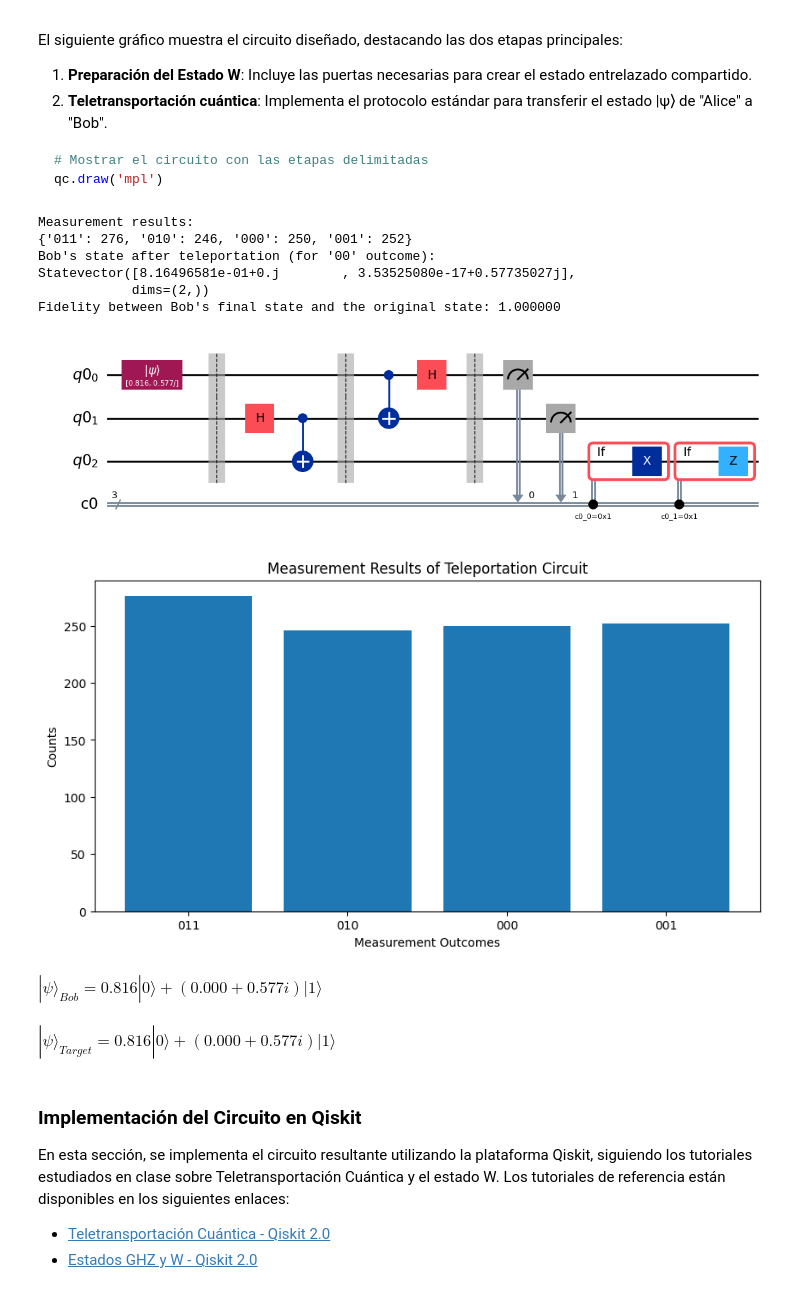
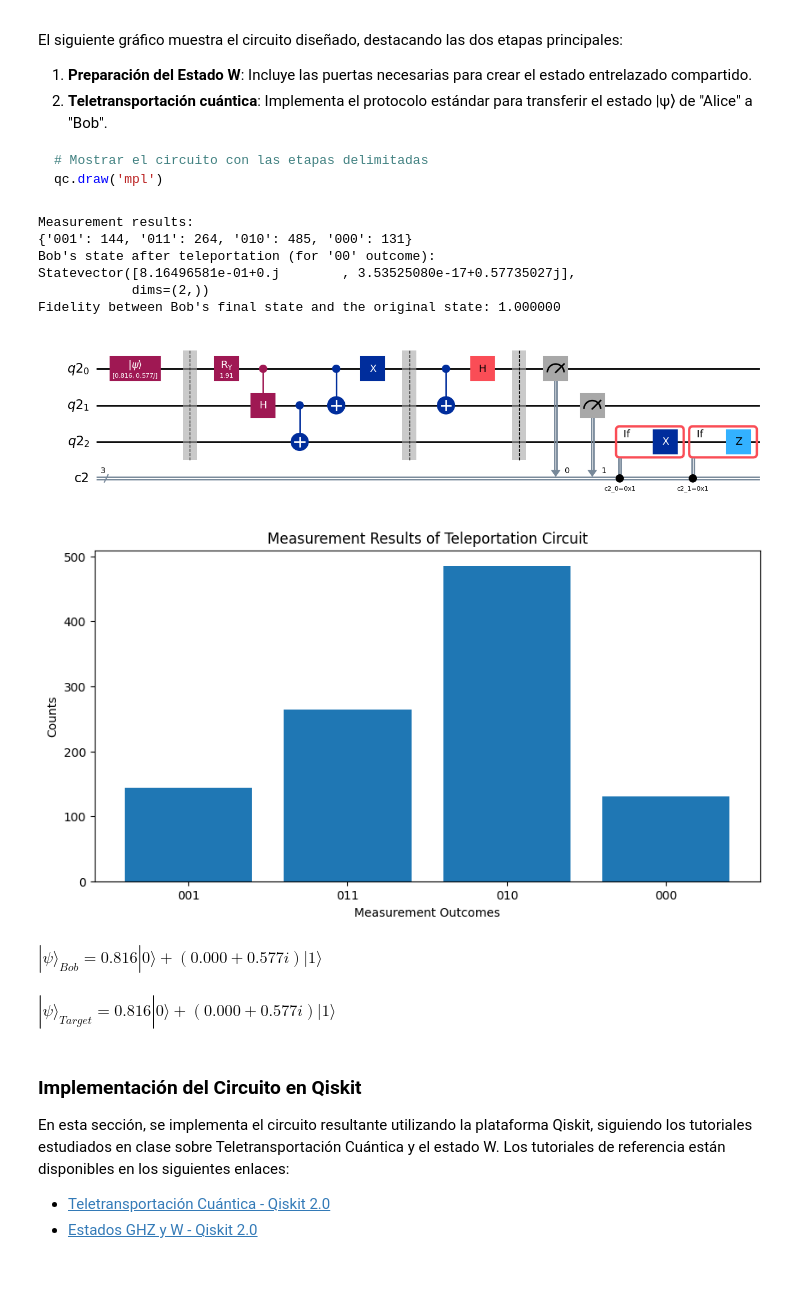
Before and after one commit to Cristian-David-Araujo/quantum_computer, a Jupyter notebook: P3/p3.ipynb, the cells around one changed output. Drawn from its saved outputs; the diff is of its cells as text; code cells hidden in the pictures.

```diff
--- a/P3/p3.ipynb
+++ b/P3/p3.ipynb
@@ -110,15 +110,21 @@ qr = QuantumRegister(3)
 cr = ClassicalRegister(3)
 qc = QuantumCircuit(qr, cr)
 
+# Initialize the qubits
+# Alice's qubit is initialized to the state |ψ⟩
+# Bob's qubit is initialized to |0
+
 # Alice has the qubit in the state |ψ⟩
 qc.initialize([alpha, beta], 0)
 qc.barrier()
 
 # Create the state W shared between Alice and Bob
-qc.h(1)
+qc.ry(2 * np.arccos(np.sqrt(1/3)), 0)  # Create |W⟩ state
+qc.ch(0, 1)  # Entangle Alice's qubit with Bob's qubit
 qc.cx(1, 2)
+qc.cx(0, 1)  # Entangle Alice's qubit with Bob's qubit
+qc.x(0)  # Apply X gate to the second qubit
 qc.barrier()
-
 
 # Alice performs a measurement in the computational basis
 qc.cx(0, 1)  # Standard teleportation protocol step
@@ -165,7 +171,7 @@ statevector = Statevector.from_instruction(sv_circuit)
 # We'll analyze Bob's final state for each possible measurement outcome
 # For the '00' measurement outcome
 # In Qiskit's ordering, the indices where qubits 0 and 1 are |00⟩ are 0 and 4
-indices_00 = [0, 4]  # These correspond to |000⟩ and |100⟩
+indices_00 = [0, 4]  # These correspond to |001⟩ and |100⟩
 bob_state_00 = np.array([statevector[i] for i in indices_00])
 bob_state_00 = bob_state_00 / np.linalg.norm(bob_state_00)  # Normalize
 psi_bob = Statevector(bob_state_00)
@@ -176,36 +182,36 @@ print(psi_bob)
 # Calculate fidelity with the original state
 target_state = Statevector([alpha, beta])
 fidelity = state_fidelity(psi_bob, target_state)
 print(f"Fidelity between Bob's final state and the original state: {fidelity:.6f}")
 
 # Plot the measurement results
 plt.figure(figsize=(10, 5))
 plt.bar(counts.keys(), counts.values())
 plt.xlabel('Measurement Outcomes')
 plt.ylabel('Counts')
 plt.title('Measurement Results of Teleportation Circuit')
 plt.show()
 
 # Display Bob's final state |ψ⟩ using LaTeX
 bob_state_latex = r"|ψ⟩_{{Bob}} = {:.3f} |0⟩ + ({:.3f} + {:.3f}i) |1⟩".format(
     psi_bob.data[0].real, psi_bob.data[1].real, psi_bob.data[1].imag
 )
 display(Math(bob_state_latex))
 
 # Display the target state |ψ⟩ using LaTeX
 target_state_latex = r"|ψ⟩_{{Target}} = {:.3f} |0⟩ + ({:.3f} + {:.3f}i) |1⟩".format(
     target_state.data[0].real, target_state.data[1].real, target_state.data[1].imag
 )
 display(Math(target_state_latex))
 # %% [output]
 Measurement results:
-{'011': 276, '010': 246, '000': 250, '001': 252}
+{'001': 144, '011': 264, '010': 485, '000': 131}
 Bob's state after teleportation (for '00' outcome):
 Statevector([8.16496581e-01+0.j        , 3.53525080e-17+0.57735027j],
             dims=(2,))
 Fidelity between Bob's final state and the original state: 1.000000
-[figure, old version]
+[figure, new version]
-[figure, old version]
+[figure, new version]
 $\displaystyle |ψ⟩_{Bob} = 0.816 |0⟩ + (0.000 + 0.577i) |1⟩$
 $\displaystyle |ψ⟩_{Target} = 0.816 |0⟩ + (0.000 + 0.577i) |1⟩$
 # %% [markdown]
```
Also changed, not shown: parts of 2 cells of this notebook.
